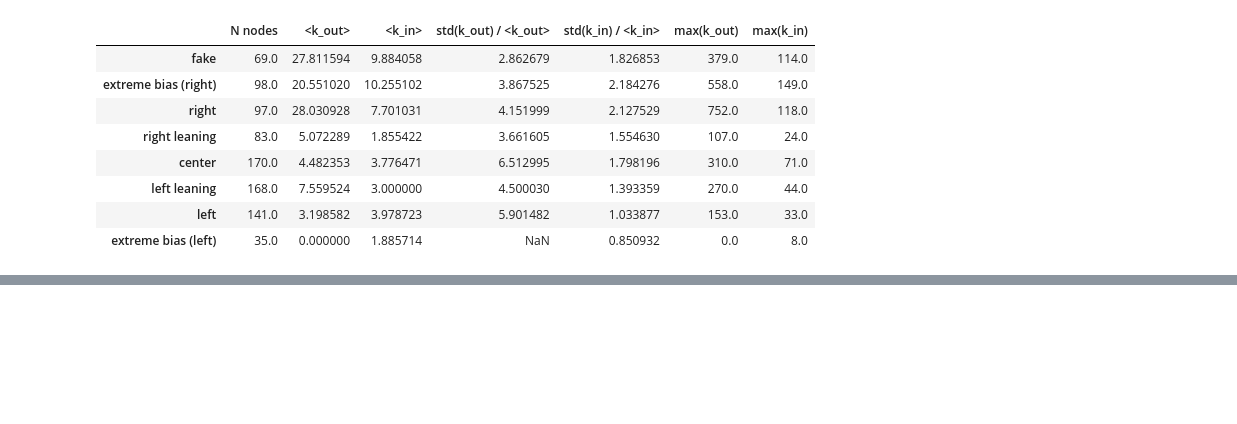
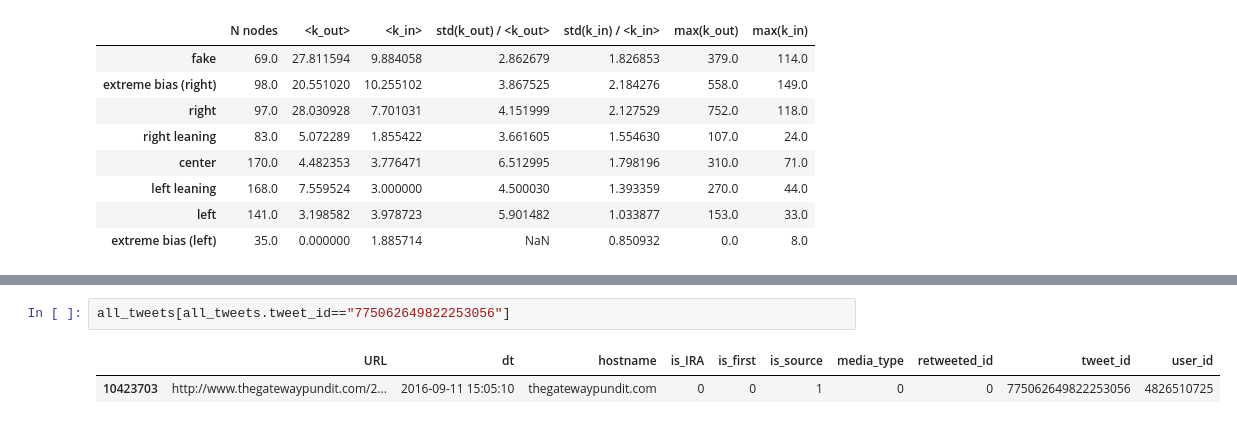
Before and after one commit to kayzhou/fake_news_during_election, a Jupyter notebook: all_tweets.ipynb, the cells around one changed output, grey strips where cells are left out. Cells and saved outputs as stored; diff of their text form; blank space fills up the shorter version.

```diff
--- a/all_tweets.ipynb
+++ b/all_tweets.ipynb
@@ -2227,0 +2261,5 @@ networks_char
+# %%
+all_tweets[all_tweets.tweet_id=="775062649822253056"]
+# %% [output]
+|  | URL | dt | hostname | is_IRA | is_first | is_source | media_type | retweeted_id | tweet_id | user_id |
+| 10423703 | http://www.thegatewaypundit.com/2... | 2016-09-11 15:05:10 | thegatewaypundit.com | 0 | 0 | 1 | 0 | 0 | 775062649822253056 | 4826510725 |
```
Also changed, not shown: parts of 5 cells of this notebook, 2 other files.
